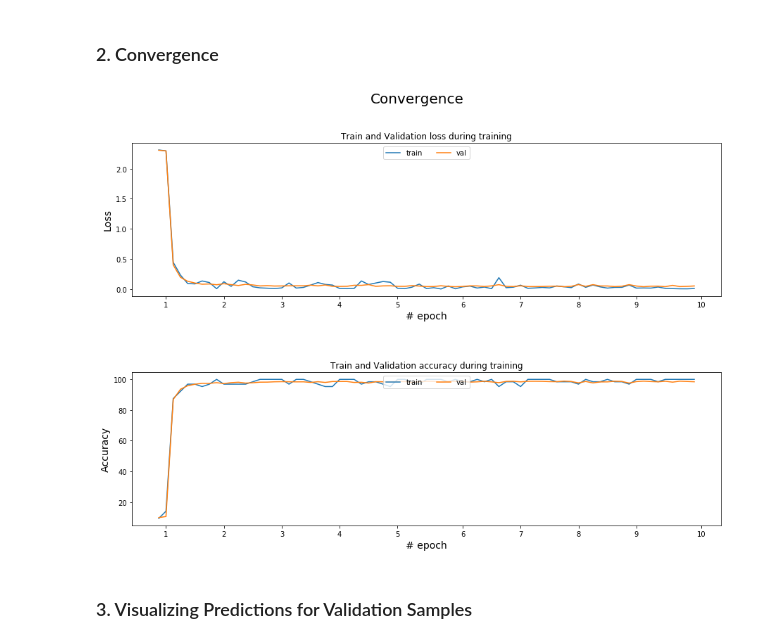
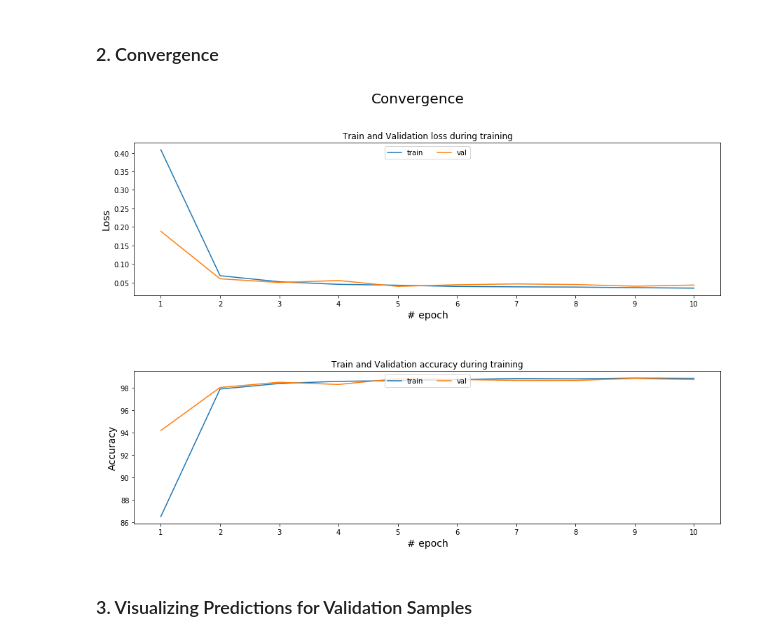
Before and after one commit to Toory465/IFT6135, a Jupyter notebook: Part2_PytorchConvNet/ConvNets_Pytorch.ipynb, the cells around one changed output. Drawn from its saved outputs; the diff is of its cells as text; code cells hidden in the pictures.

Commit message:
Fixed figures for Part2 to show average loss per epoch of training data.

```diff
--- a/Part2_PytorchConvNet/ConvNets_Pytorch.ipynb
+++ b/Part2_PytorchConvNet/ConvNets_Pytorch.ipynb
@@ -132,7 +129,7 @@ optimizer = optim.SGD(model.parameters(), lr=learning_rate,
                       momentum=momentum, weight_decay=weight_decay)
 train_history = train_model(model, optimizer, loader_train,
                             loader_val, num_epochs,
-                            print_every, device)
+                            device)
 # %% [output]
 ~~~ Training with GPU ~~~
 Model has 661.13K trainable parameters.
@@ -172,28 +169,28 @@ Test Accuracy: 98.47%
 # %%
 fig, axes = plt.subplots(2, 1)
 for i, measure in enumerate(['loss', 'acc']):
     loss_figures = {'train':train_history['train_'+measure+'_hist'],
                     'val':train_history['val_'+measure+'_hist']}
     ax = axes[i]
     for loss_name, loss_history in list(loss_figures.items()):
-        ax.plot(loss_history, label = loss_name, rasterized=True)
+        ax.plot(np.arange(1,11),loss_history, label = loss_name, rasterized=True)
         ax.set_xlabel('# epoch', size=14)
         ax.legend(loc='upper center', ncol=2)
         if measure == 'loss':
             ax.set_ylabel('Loss', size=14)
         else:
             ax.set_ylabel('Accuracy', size=14)
         ax.xaxis.set_ticks(np.linspace(1, len(loss_history), 10).astype(int))
         ax.xaxis.set_ticklabels(np.linspace(1, 10, 10).astype(int))
 
 plt.gcf().set_size_inches(15, 10)
 plt.subplots_adjust(hspace=0.5)
 fig.suptitle('Convergence', size=20)
 axes[0].title.set_text('Train and Validation loss during training')
 axes[1].title.set_text('Train and Validation accuracy during training')
 plt.show()
 # %% [output]
-[figure, old version]
+[figure, new version]
 # %% [markdown]
 ### 3. Visualizing Predictions for Validation Samples
 # %%
```
Also changed, not shown: parts of 6 cells of this notebook, 8 other files.
